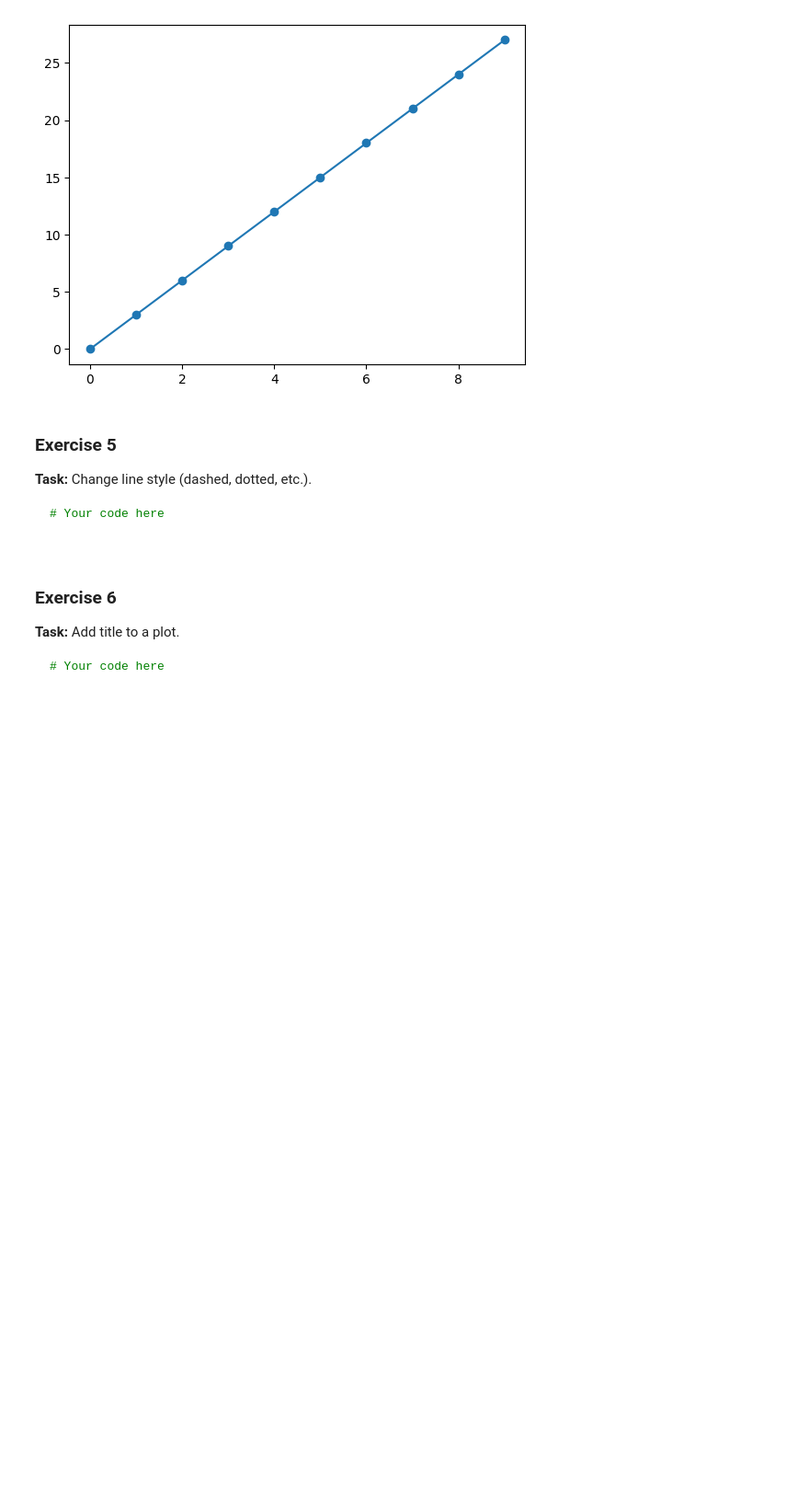
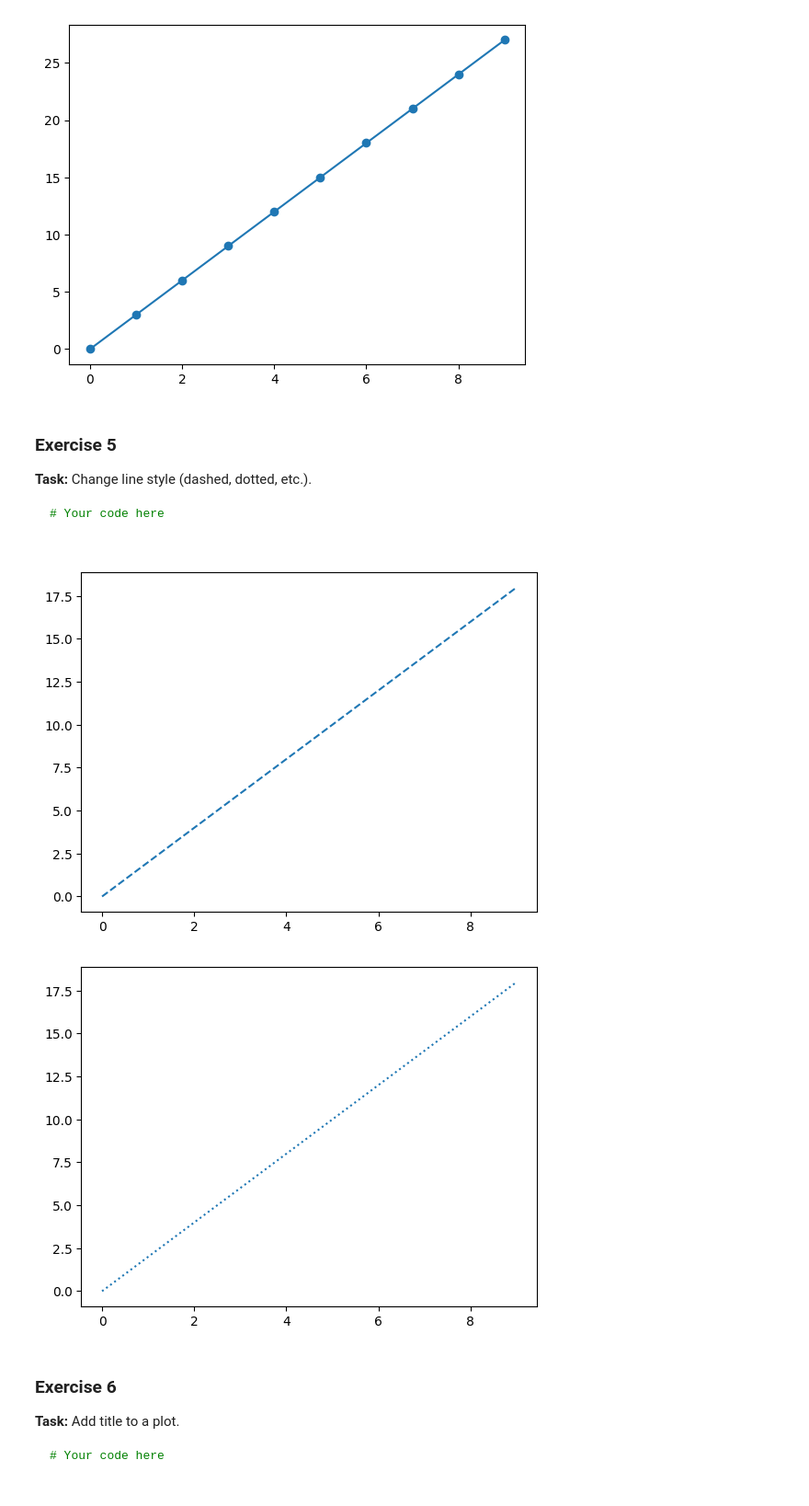
Before and after one commit to shrutirekha-srichandan/ML-course-using-python-Course, a Jupyter notebook: Python Assignments solutions/Python Assignment 4.ipynb, the cells around one changed output. Shown: that part at 92% size. Saved outputs shown, nothing was run; the diff lists cells and outputs as text; code cells hidden in the pictures; blank space fills up the shorter version.

````diff
--- a/Python Assignments solutions/Python Assignment 4.ipynb
+++ b/Python Assignments solutions/Python Assignment 4.ipynb
@@ -76,6 +76,16 @@ plt.show()
 # Your code here
 
 ```
+# %%
+x = np.arange(0,10)
+y = x*2
+plt.plot(x,y, label='y = 2x',linestyle='dashed')
+plt.show()
+plt.plot(x,y, label='y = 2x',linestyle='dotted')
+plt.show()
+# %% [output]
+[figure, added]
+[figure, added]
 # %% [markdown]
 ### Exercise 6
 **Task:** Add title to a plot.
````
Also changed, not shown: parts of 15 cells of this notebook, 1 other file.
